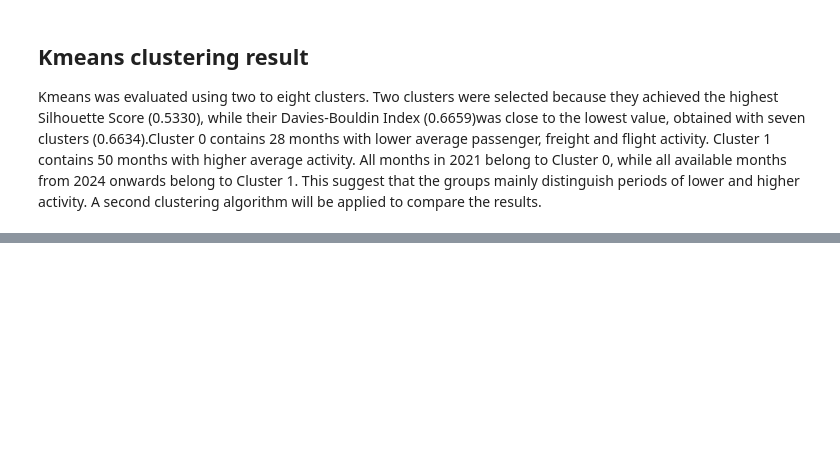
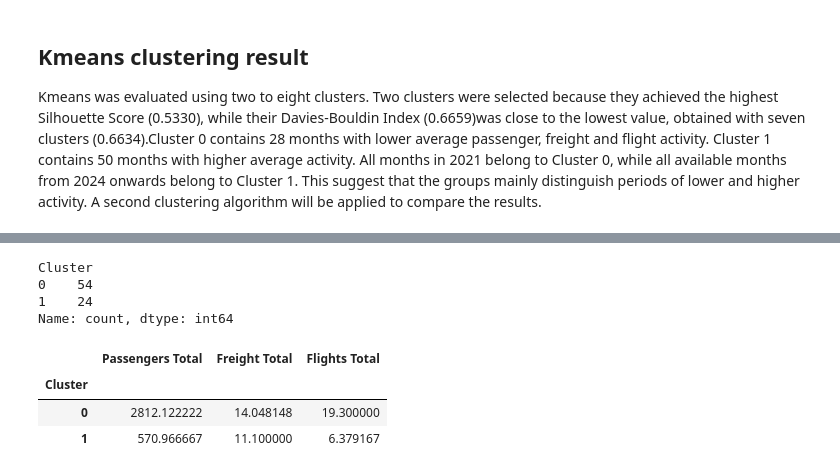
Before and after one commit to Ricardocotaa/CA1-Machine-Learning-2-Ricardo-Cota, a Jupyter notebook: CA1 MachineLearning-RicardoCota.ipynb, the cells around one changed output, grey strips where cells are left out. Drawn from its saved outputs; the diff is of its cells as text; code cells hidden in the pictures; blank space fills up the shorter version.

```diff
--- a/CA1 MachineLearning-RicardoCota.ipynb
+++ b/CA1 MachineLearning-RicardoCota.ipynb
@@ -554,0 +593,24 @@ Kmeans was evaluated using two to eight clusters. Two clusters were selected bec
+# %%
+hierarchical = AgglomerativeClustering(
+    n_clusters=2,
+    linkage='average'
+)
+
+dublin_hierarchical = dublin_monthly_total.copy()
+dublin_hierarchical['Cluster'] = hierarchical.fit_predict(x_scaled)
+
+dublin_hierarchical['Cluster'].value_counts().sort_index()
+# %% [output]
+Cluster
+0    54
+1    24
+Name: count, dtype: int64
+# %%
+dublin_hierarchical.groupby('Cluster')[
+     ['Passengers Total','Freight Total','Flights Total']
+].mean()
+# %% [output]
+|  | Passengers Total | Freight Total | Flights Total |
+| Cluster |  |  |  |
+| 0 | 2812.122222 | 14.048148 | 19.300000 |
+| 1 | 570.966667 | 11.100000 | 6.379167 |
```
Also changed, not shown: parts of 5 cells of this notebook.
